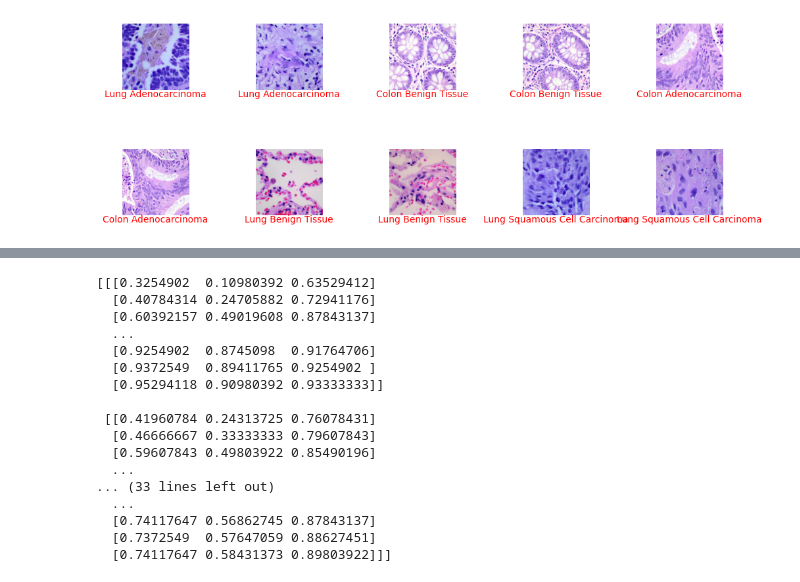
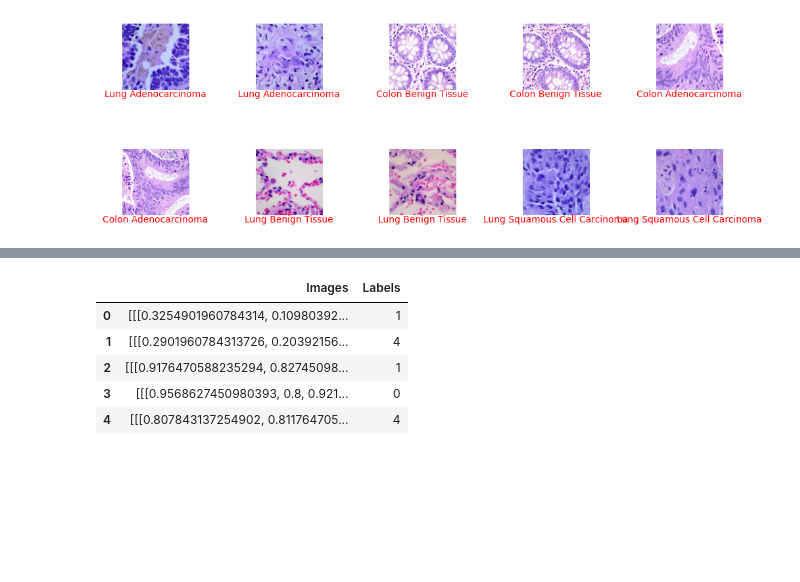
Before and after one commit to Snehee2901/Cancer-Classification, a Jupyter notebook: Project.ipynb, the cells around one changed output, grey strips where cells are left out. Cells and saved outputs as stored; diff of their text form; code cells hidden in the pictures; blank space fills up the shorter version.

```diff
--- a/Project.ipynb
+++ b/Project.ipynb
@@ -189,33 +155,0 @@ testdf['Labels'].value_counts()
-# %%
-image_vectors= []
-for image in preprocessed_df:
-    # Resize image to the target size
-    # Convert image to a numpy array
-    image_array = np.array(image)/255.0
- #
-    # Flatten the array to a 1D vector
-    image_vectors.append(image_array)
-
-# Convert the list of image vectors to a numpy array
-#X_train_vectors = np.array(image_vectors)
-
-# Check the shape of the resulting array
-print(image_vectors[0])
-# %% [output]
-[[[0.3254902  0.10980392 0.63529412]
-  [0.40784314 0.24705882 0.72941176]
-  [0.60392157 0.49019608 0.87843137]
-  ...
-  [0.9254902  0.8745098  0.91764706]
-  [0.9372549  0.89411765 0.9254902 ]
-  [0.95294118 0.90980392 0.93333333]]
-
- [[0.41960784 0.24313725 0.76078431]
-  [0.46666667 0.33333333 0.79607843]
-  [0.59607843 0.49803922 0.85490196]
-  ...
-... (33 lines left out)
-  ...
-  [0.74117647 0.56862745 0.87843137]
-  [0.7372549  0.57647059 0.88627451]
-  [0.74117647 0.58431373 0.89803922]]]
@@ -223,0 +156,41 @@ print(image_vectors[0])
+# %%
+def preprocess_image(image_path):
+    # Load the image
+    image = Image.open(image_path)
+    resized_image = resize(image)
+    normalized_image = normalize(np.array(resized_image))
+    return normalized_image
+
+def resize(image):
+    return image.resize((256,256))
+
+def normalize(image):
+    return image/255.0
+
+    # Perform any necessary preprocessing steps on the image
+    # and normalize the pixel values
+    #resized_image = image.resize((256, 256))  # Resize the image to 256x256
+    #convert the image to array
+    #image_array = np.array(resized_image)
+
+    # Flatten the array to a 1D vector
+    #image_vector = image_array.flatten()
+    # Normalize the pixel values to be between 0 and 1
+    #normalized_image = image_vector / 255.0
+
+    #return resized_image
+
+# Preprocess the data
+# %%
+train_df = pd.DataFrame()
+train_df['Images'] = [preprocess_image(image_path) for image_path in traindf["Filepaths"]]
+train_df['Labels'] = traindf['Labels'].reset_index(drop=True)
+# %%
+train_df.head()
+# %% [output]
+|  | Images | Labels |
+| 0 | [[[0.3254901960784314, 0.10980392... | 1 |
+| 1 | [[[0.2901960784313726, 0.20392156... | 4 |
+| 2 | [[[0.9176470588235294, 0.82745098... | 1 |
+| 3 | [[[0.9568627450980393, 0.8, 0.921... | 0 |
+| 4 | [[[0.807843137254902, 0.811764705... | 4 |
```
Also changed, not shown: parts of 23 cells of this notebook.
